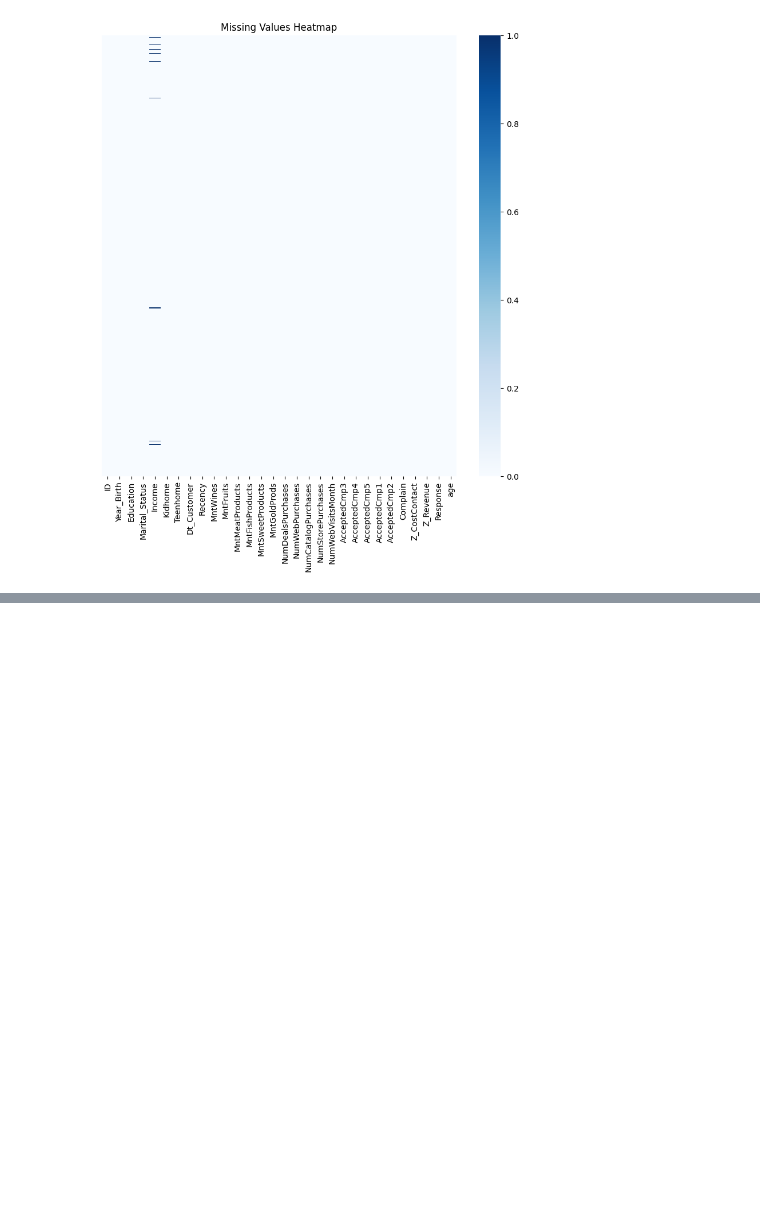
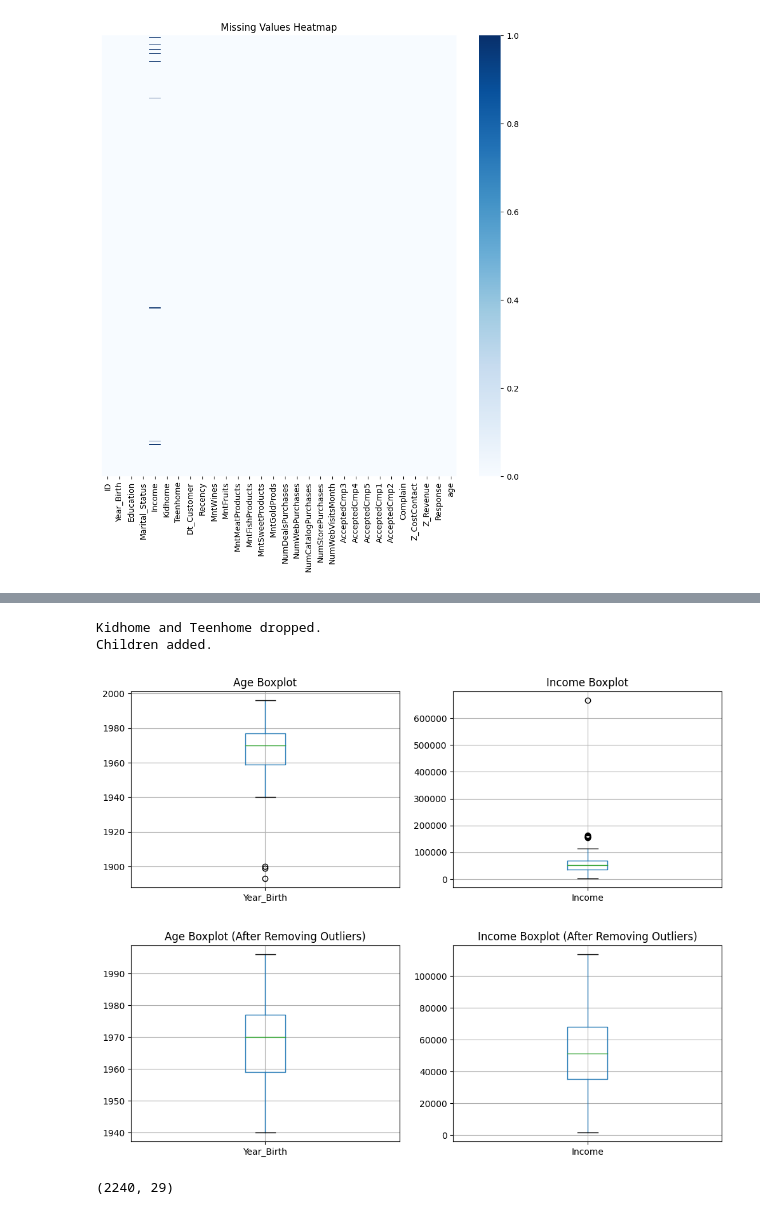
Before and after one commit to im-srd/Customer-Behavioral-Analysis, a Jupyter notebook: Customer_Behaviour_Analysis.ipynb, the cells around one changed output, grey strips where cells are left out. Saved outputs shown, nothing was run; the diff lists cells and outputs as text; code cells hidden in the pictures; blank space fills up the shorter version.

```diff
--- a/Customer_Behaviour_Analysis.ipynb
+++ b/Customer_Behaviour_Analysis.ipynb
@@ -124,0 +152,6 @@ plt.show()
+# %%
+# Creating a column --> TotalSpendings (sum of amount spent on products)
+
+customer['TotalSpendings'] = customer[['MntWines', 'MntFruits', 'MntMeatProducts', 'MntFishProducts', 'MntSweetProducts', 'MntGoldProds']].sum(axis=1)
+
+print("The 'TotalSpendings' column now contains the sum of spending on products.")
@@ -124,0 +172,71 @@ plt.show()
+# %%
+# Kidhome + Teenhome --> Children
+customer['Children'] = customer['Kidhome'] + customer['Teenhome']
+
+# Droping the 'Kidhome' and 'Teenhome' columns if we no longer need them
+customer = customer.drop(['Kidhome', 'Teenhome'], axis=1)
+
+print('Kidhome and Teenhome dropped. \nChildren added.')
+# %% [output]
+Kidhome and Teenhome dropped.
+Children added.
+# %%
+# Map the values to 'Married' if they indicate being married, and 'Single' otherwise
+
+marital_mapping = {
+    'Together': 'Married',
+    'Married': 'Married',
+    'Divorced': 'Single',
+    'Widow': 'Single',
+    'Alone': 'Single',
+    'Absurd': 'Single',
+    'YOLO': 'Single'
+}
+
+customer['Marital_Status'] = customer['Marital_Status'].map(marital_mapping)
+# %%
+import pandas as pd
+import matplotlib.pyplot as plt
+
+# Create boxplots to visualize outliers
+plt.figure(figsize=(12, 4))
+plt.subplot(1, 2, 1)
+customer.boxplot(column='Year_Birth')
+plt.title('Age Boxplot')
+
+plt.subplot(1, 2, 2)
+customer.boxplot(column='Income')
+plt.title('Income Boxplot')
+plt.show()
+
+# Define a function to remove outliers based on IQR (Interquartile Range)
+def remove_outliers(data, column):
+    Q1 = customer[column].quantile(0.25)
+    Q3 = customer[column].quantile(0.75)
+    IQR = Q3 - Q1
+    lower_bound = Q1 - 1.5 * IQR
+    upper_bound = Q3 + 1.5 * IQR
+    return customer[(customer[column] >= lower_bound) & (customer[column] <= upper_bound)]
+
+# Remove outliers in 'Age' and 'Income'
+customer = remove_outliers(customer, 'Year_Birth')
+customer = remove_outliers(customer, 'Income')
+
+# Create boxplots again to verify that outliers have been removed
+plt.figure(figsize=(12, 4))
+plt.subplot(1, 2, 1)
+customer.boxplot(column='Year_Birth')
+plt.title('Age Boxplot (After Removing Outliers)')
+
+plt.subplot(1, 2, 2)
+customer.boxplot(column='Income')
+plt.title('Income Boxplot (After Removing Outliers)')
+plt.show()
+# %% [output]
+[figure, added]
+[figure, added]
+# %%
+# Earlier structure of data set
+data_structure
+# %% [output]
+(2240, 29)
```
Also changed, not shown: parts of 39 cells of this notebook.
